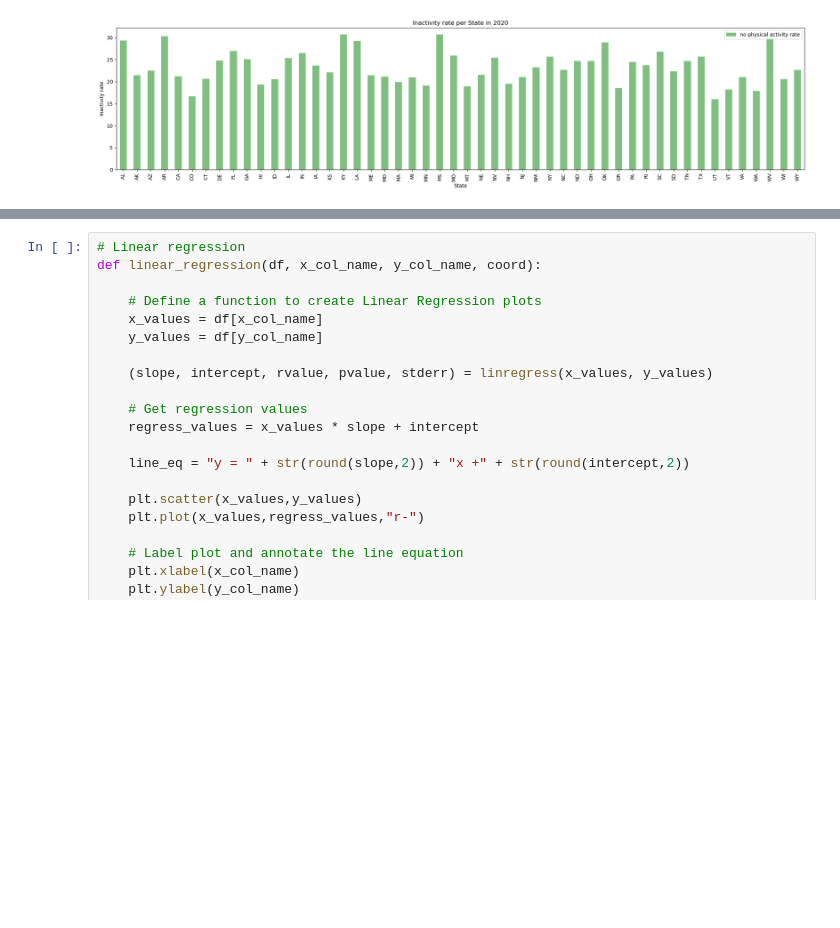
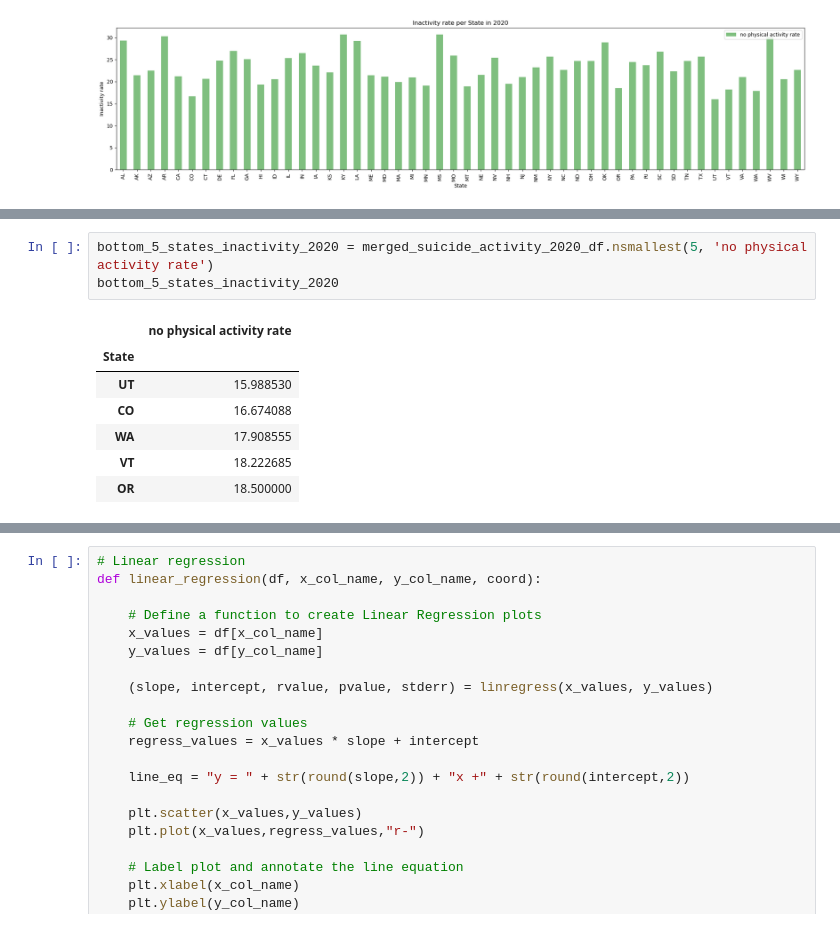
Before and after one commit to soobin83/Project1-Group2, a Jupyter notebook: project/Suicide/Suicide.ipynb, the cells around one changed output, grey strips where cells are left out. Drawn from its saved outputs; the diff is of its cells as text; blank space fills up the shorter version.

Commit message:
added top 5 vs bottom 5

```diff
--- a/project/Suicide/Suicide.ipynb
+++ b/project/Suicide/Suicide.ipynb
@@ -284,3 +295,14 @@ plt.show()
+# %%
+bottom_5_states_inactivity_2020 = merged_suicide_activity_2020_df.nsmallest(5, 'no physical activity rate')
+bottom_5_states_inactivity_2020
+# %% [output]
+|  | no physical activity rate |
+| State |  |
+| UT | 15.988530 |
+| CO | 16.674088 |
+| WA | 17.908555 |
+| VT | 18.222685 |
+| OR | 18.500000 |
 # %%
 # Generate a scatter plot
 suicide_rate = merged_suicide_activity_2020_df["Suicide Rate"]
```
Also changed, not shown: parts of 2 cells of this notebook, 1 other file.
